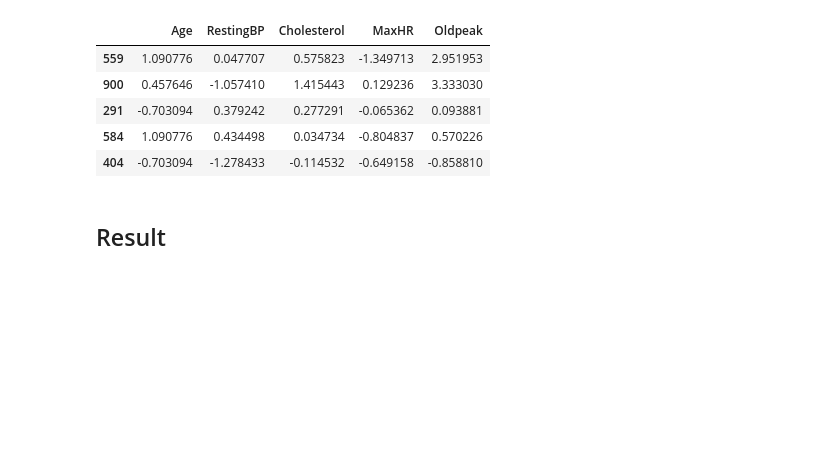
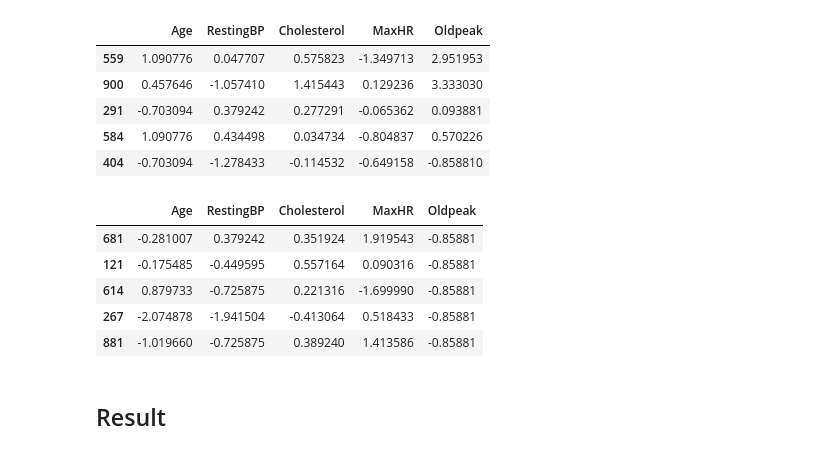
Before and after one commit to MaryiaKhomchanka/HeartFailure_MachineLearning_Training_Project, a Jupyter notebook: data_preprocessing.ipynb, the cells around one changed output. Drawn from its saved outputs; the diff is of its cells as text; code cells hidden in the pictures; blank space fills up the shorter version.

```diff
--- a/data_preprocessing.ipynb
+++ b/data_preprocessing.ipynb
@@ -270,6 +281,15 @@ X_test[columns].head()
 | 291 | -0.703094 | 0.379242 | 0.277291 | -0.065362 | 0.093881 |
 | 584 | 1.090776 | 0.434498 | 0.034734 | -0.804837 | 0.570226 |
 | 404 | -0.703094 | -1.278433 | -0.114532 | -0.649158 | -0.858810 |
+# %%
+X_valid[columns].head()
+# %% [output]
+|  | Age | RestingBP | Cholesterol | MaxHR | Oldpeak |
+| 681 | -0.281007 | 0.379242 | 0.351924 | 1.919543 | -0.85881 |
+| 121 | -0.175485 | -0.449595 | 0.557164 | 0.090316 | -0.85881 |
+| 614 | 0.879733 | -0.725875 | 0.221316 | -1.699990 | -0.85881 |
+| 267 | -2.074878 | -1.941504 | -0.413064 | 0.518433 | -0.85881 |
+| 881 | -1.019660 | -0.725875 | 0.389240 | 1.413586 | -0.85881 |
 # %% [markdown]
 ## Result
 # %%
```
Also changed, not shown: parts of 5 cells of this notebook, 3 other files.
